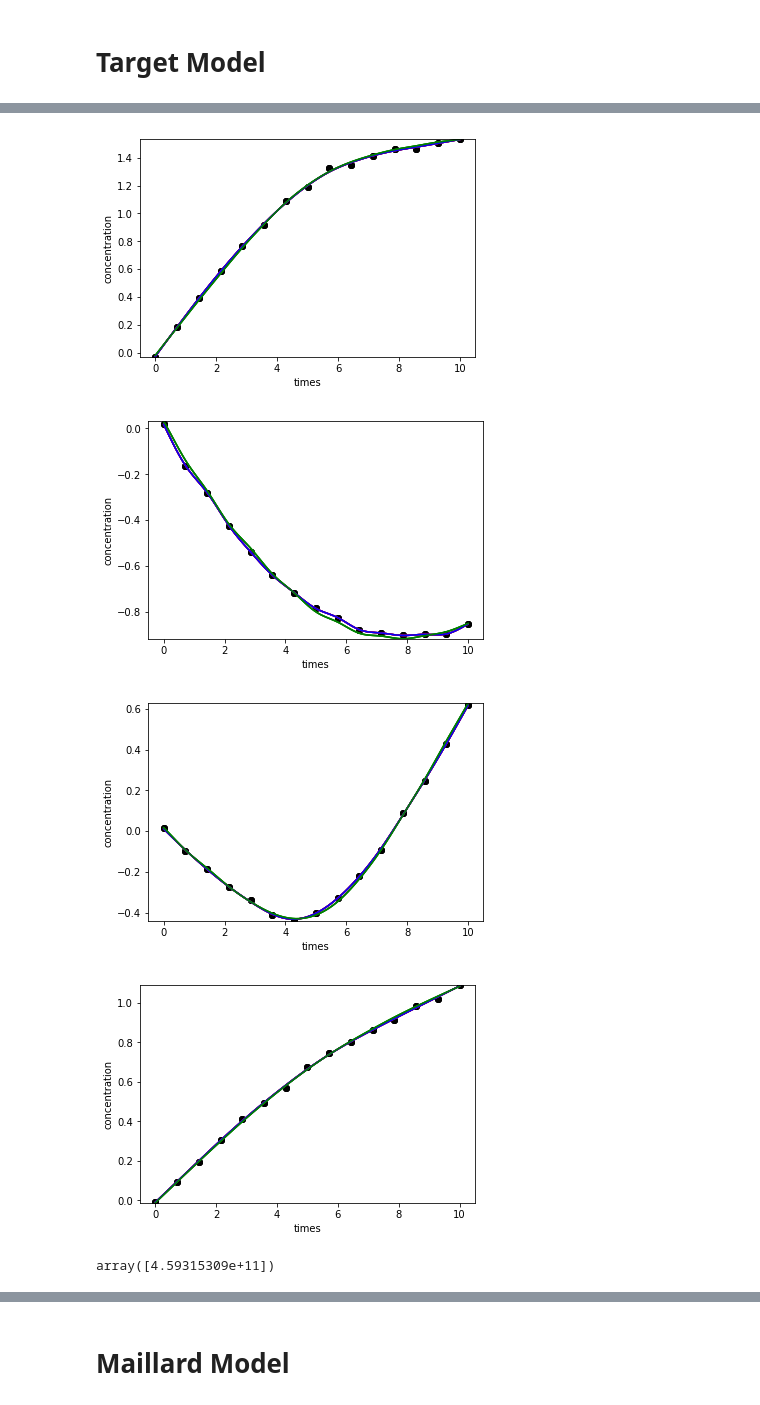
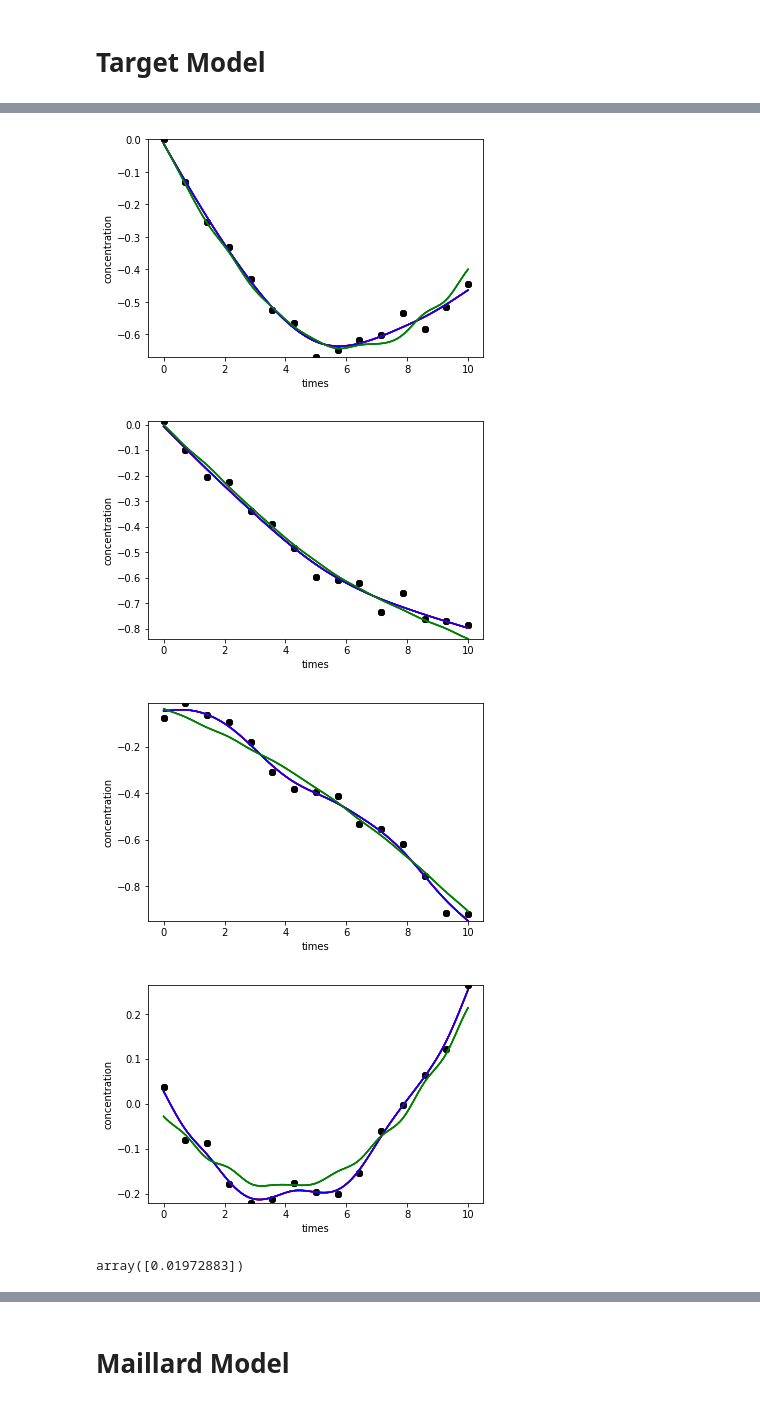
Before and after one commit to NiklasPfister/CausalKinetiX-python, a Jupyter notebook: dev/examples.ipynb, the cells around one changed output, grey strips where cells are left out. Saved outputs shown, nothing was run; the diff lists cells and outputs as text; code cells hidden in the pictures.

```diff
--- a/dev/examples.ipynb
+++ b/dev/examples.ipynb
@@ -28,7 +28,8 @@ CausalKinetiX.py               generate_data_targetmodel.py  utils.py
 # %%
 simulation_obj = generate_data_targetmodel(env=np.array(list(range(5))*3),
                                             L=15,
-                                            d=5)
+                                            d=5,
+                                            noise_var=0.05)
 D = simulation_obj["simulated_data"]
 fulldata = simulation_obj["true_model"]
 time = simulation_obj["time"]
@@ -66,3 +62,5 @@ CausalKinetiX(D = D, times = time, env=env, target = target)
 # %%
-CausalKinetiX_modelranking(D, time, env, target, [[[0],[1]]], include_vars=None, show_plot=True, integrated_model=False)#, regression_class='random_forest')
+CausalKinetiX_modelranking(D, time, env, target, [[[0],[1]]],
+                           include_vars=None, show_plot=True,
+                           integrated_model=False, score_type="mean2")#, regression_class='random_forest')
 # %% [output]
@@ -70,8 +68,8 @@ CausalKinetiX_modelranking(D, time, env, target, [[[0],[1]]], include_vars=None,
-[figure, old version]
+[figure, new version]
-[figure, old version]
+[figure, new version]
-[figure, old version]
+[figure, new version]
-[figure, old version]
+[figure, new version]
-array([4.59315309e+11])
+array([0.01972883])
 # %%
 fit = constrained_smoothspline(D[1,60:],
                                           time,
```
Also changed, not shown: parts of 9 cells of this notebook, 7 other files.
